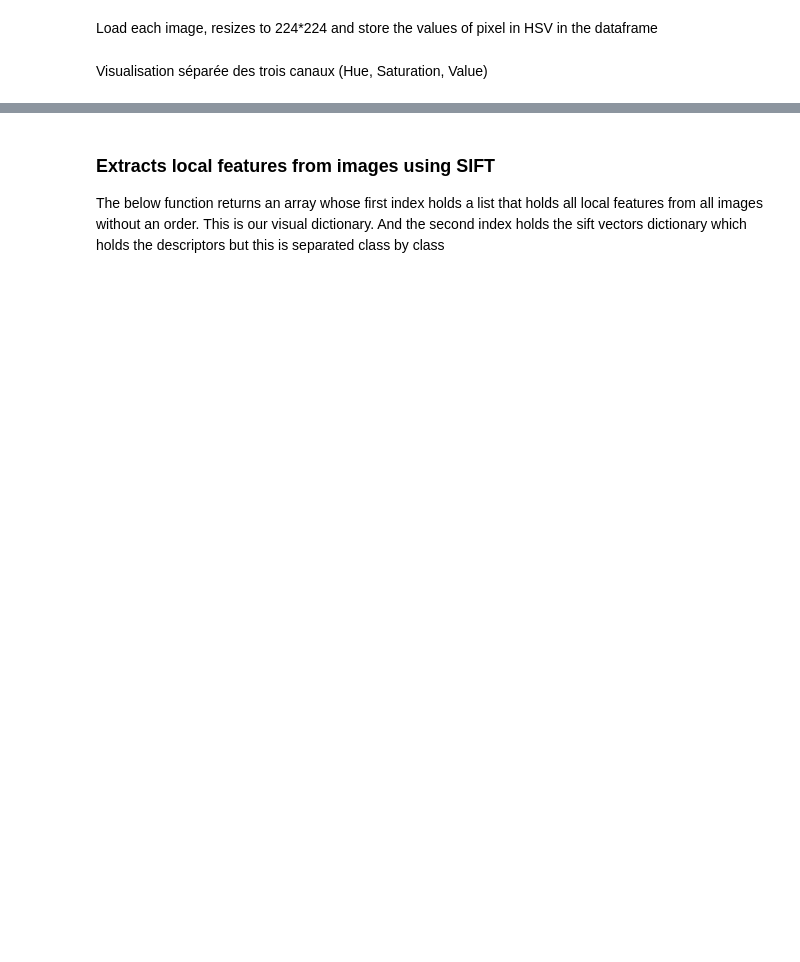
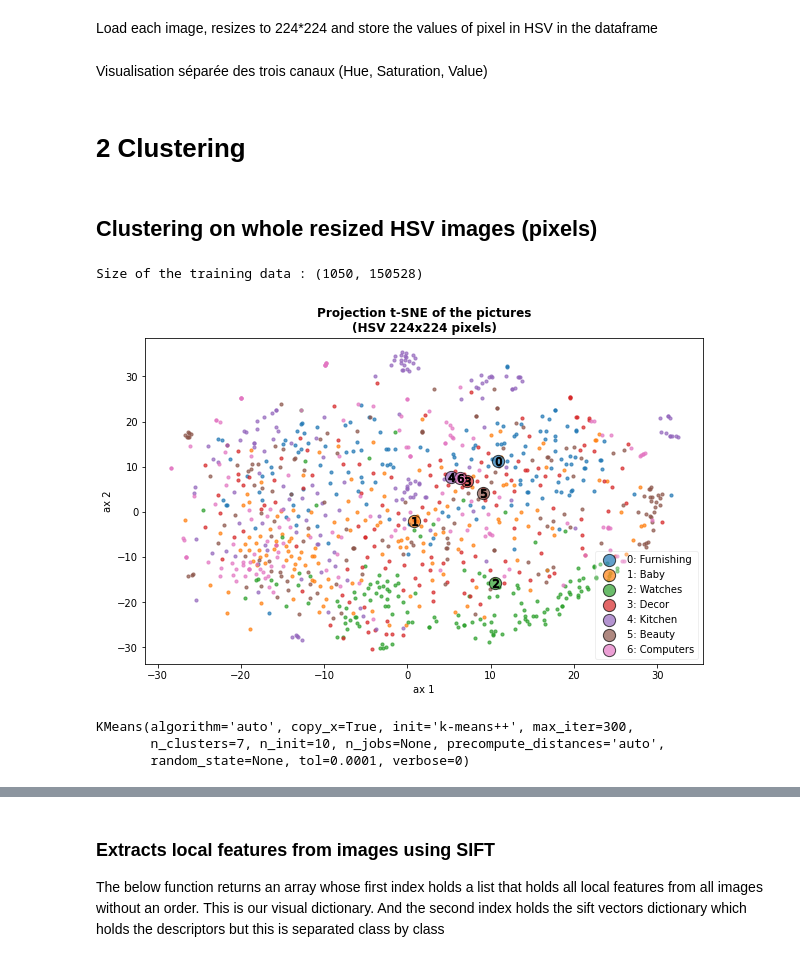
Before and after one commit to SmellyArmure/OC_DS_Project6, a Jupyter notebook: NOTEBOOK/P6_Cleaning_PICT.ipynb, the cells around one changed output, grey strips where cells are left out. Saved outputs shown, nothing was run; the diff lists cells and outputs as text; code cells hidden in the pictures; blank space fills up the shorter version.

```diff
--- a/NOTEBOOK/P6_Cleaning_PICT.ipynb
+++ b/NOTEBOOK/P6_Cleaning_PICT.ipynb
@@ -238,3 +254,5 @@ Visualisation séparée des trois canaux (Hue, Saturation, Value)
 #     li_n.append(n)
 # plt.tight_layout(rect=[0,0,1,0.92])
 # plt.show()
+# %% [markdown]
+# 2 Clustering
@@ -240,0 +262,22 @@ Visualisation séparée des trois canaux (Hue, Saturation, Value)
+# %% [markdown]
+## Clustering on whole resized HSV images (pixels)
+# %%
+# Data selection to train clusterer (HSV 224x224 pixels)
+X_df = df_image.iloc[:,3:]
+print("Size of the training data :", X_df.shape)
+# %% [output]
+Size of the training data : (1050, 150528)
+# %%
+# Visualization of the images (HSV 224 x 224 pixels) on a t-SNE projection
+
+ser_categories = pd.Series(df_image['category'].values,
+                           index=df_image.index,
+                           name='Clust')
+
+plot_projection(X_df, model=None, ser_clust=ser_categories,
+                proj='t-SNE', size=10, legend_on=True,
+                title="Projection t-SNE of the pictures\n(HSV 224x224 pixels)",
+                figsize=(10, 6), palette='tab10',
+                fig=None, ax=None, random_state=14)
+# %% [output]
+[figure, added]
@@ -240,0 +289,7 @@ Visualisation séparée des trois canaux (Hue, Saturation, Value)
+# %%
+# Fitting the Kmeans model
+km.fit(X_df)
+# %% [output]
+KMeans(algorithm='auto', copy_x=True, init='k-means++', max_iter=300,
+       n_clusters=7, n_init=10, n_jobs=None, precompute_distances='auto',
+       random_state=None, tol=0.0001, verbose=0)
```
Also changed, not shown: parts of 35 cells of this notebook, 4 other files.
